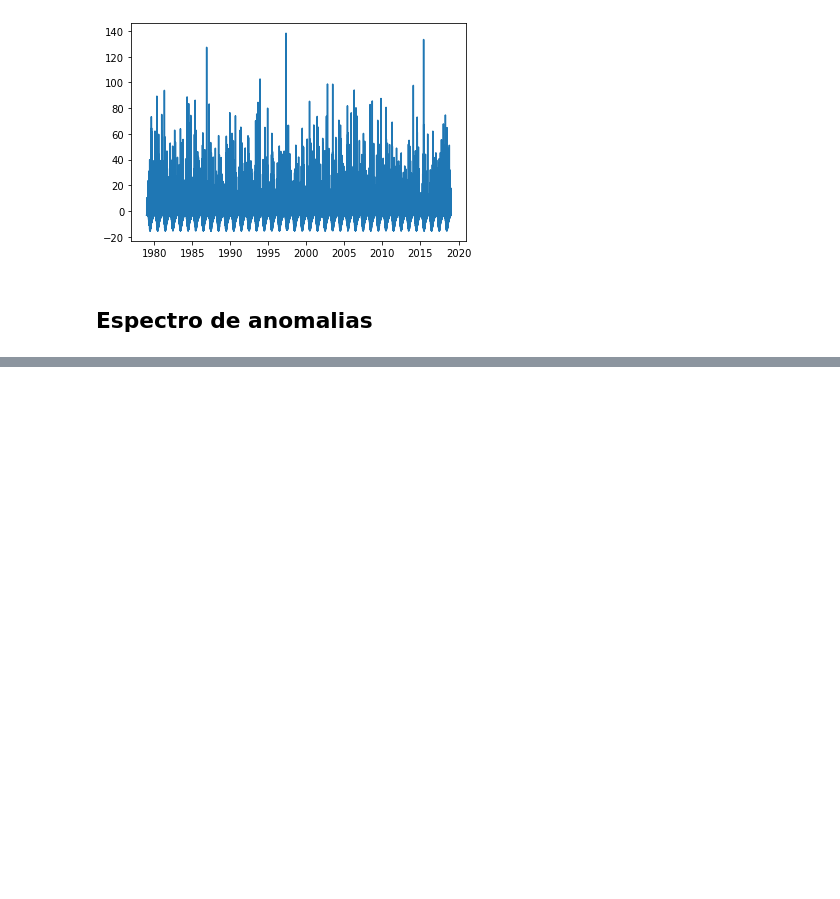
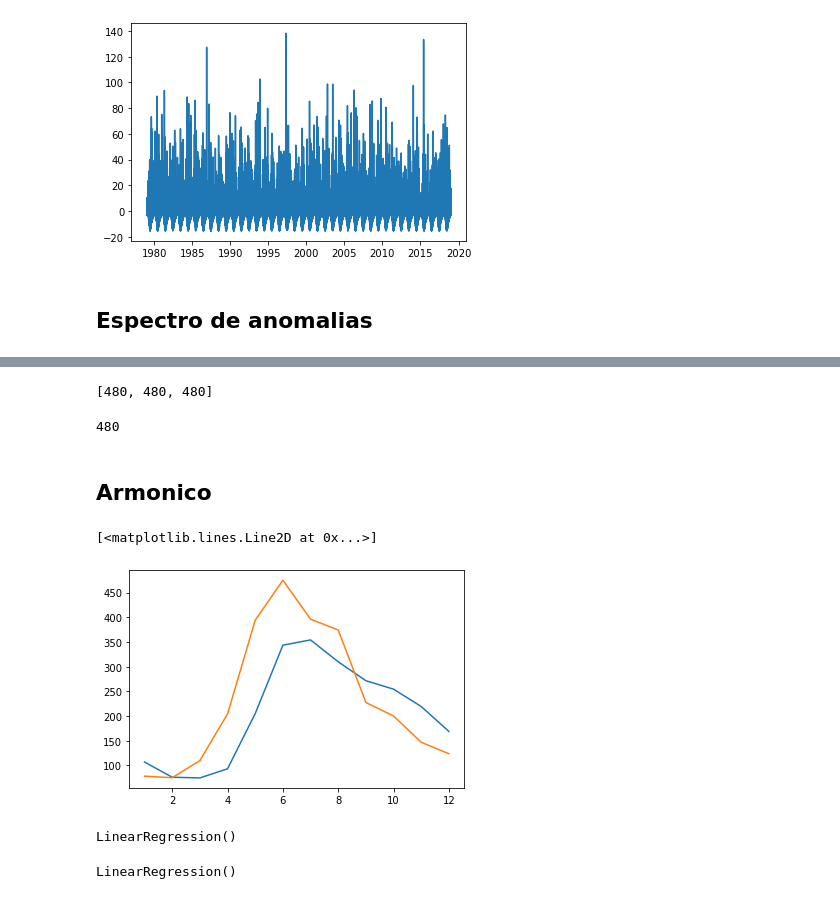
Before and after one commit to Mabriceno/MC_T4, a Jupyter notebook: tarea4.ipynb, the cells around one changed output, grey strips where cells are left out. Cells and saved outputs as stored; diff of their text form; code cells hidden in the pictures; blank space fills up the shorter version.

```diff
--- a/tarea4.ipynb
+++ b/tarea4.ipynb
@@ -255,0 +350,3 @@ plt.plot(list(range(1, 366)), pr_, color = 'r')
+# %%
+date_serie = pd.date_range(start='1/1/1979', end='1/12/2019', freq='M')
+date_serie
@@ -255,0 +377,50 @@ plt.plot(list(range(1, 366)), pr_, color = 'r')
+# %%
+date_qq = np.array(df_qq['date'][0:479+1])
+qq = np.array(df_qq['9414001'][0:479+1])
+
+
+date_pr = np.array(df_pr['date'][0:479+1])
+pr = np.array(df_pr['9414001'][0:479+1])
+# %%
+print([len(pr), len(qq), len(date_serie)])
+# %% [output]
+[480, 480, 480]
+# %%
+df = pd.DataFrame({'date':date_serie,
+                  'pr': pr,
+                  'qq': qq })
+
+len(df)
+# %% [output]
+480
+# %% [markdown]
+## Armonico
+# %%
+qq_cicle = np.split(np.array(df['qq']), 40)
+qq_cicle = np.array(qq_cicle).T
+
+qq_cicle_mean = np.nanmean(qq_cicle, axis=1)
+
+
+pr_cicle = np.split(np.array(df['pr']), 40)
+pr_cicle = np.array(pr_cicle).T
+
+pr_cicle_mean = np.nanmean(pr_cicle, axis=1)
+# %%
+plt.plot(list(range(1, 13)), qq_cicle_mean)
+plt.plot(list(range(1, 13)), pr_cicle_mean)
+# %% [output]
+[<matplotlib.lines.Line2D at 0x...>]
+[figure, added]
+# %%
+df.fillna(df.mean(), inplace=True)
+
+y = df['qq']
+
+t = np.array(list(range(0, len(y))))
+X = np.array(armonico(t, 12)).T
+
+regr_qq = linear_model.LinearRegression()
+regr_qq.fit(X, y)
+# %% [output]
+LinearRegression()
@@ -255,0 +429,10 @@ plt.plot(list(range(1, 366)), pr_, color = 'r')
+# %%
+y = df['pr']
+
+t = np.array(list(range(0, len(y))))
+X = np.array(armonico(t, 12)).T
+
+regr_pr = linear_model.LinearRegression()
+regr_pr.fit(X, y)
+# %% [output]
+LinearRegression()
```
Also changed, not shown: parts of 50 cells of this notebook, 10 other files.
